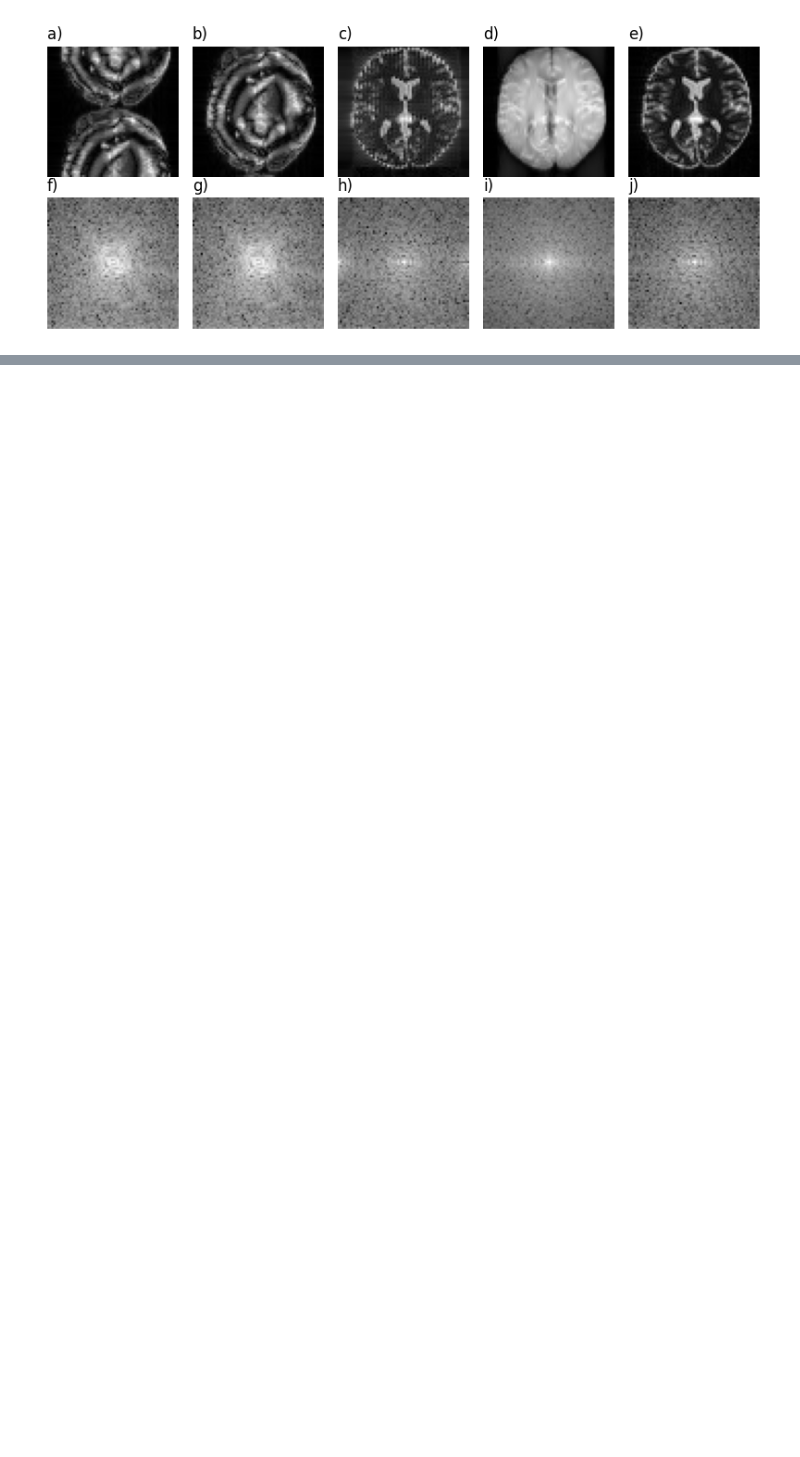
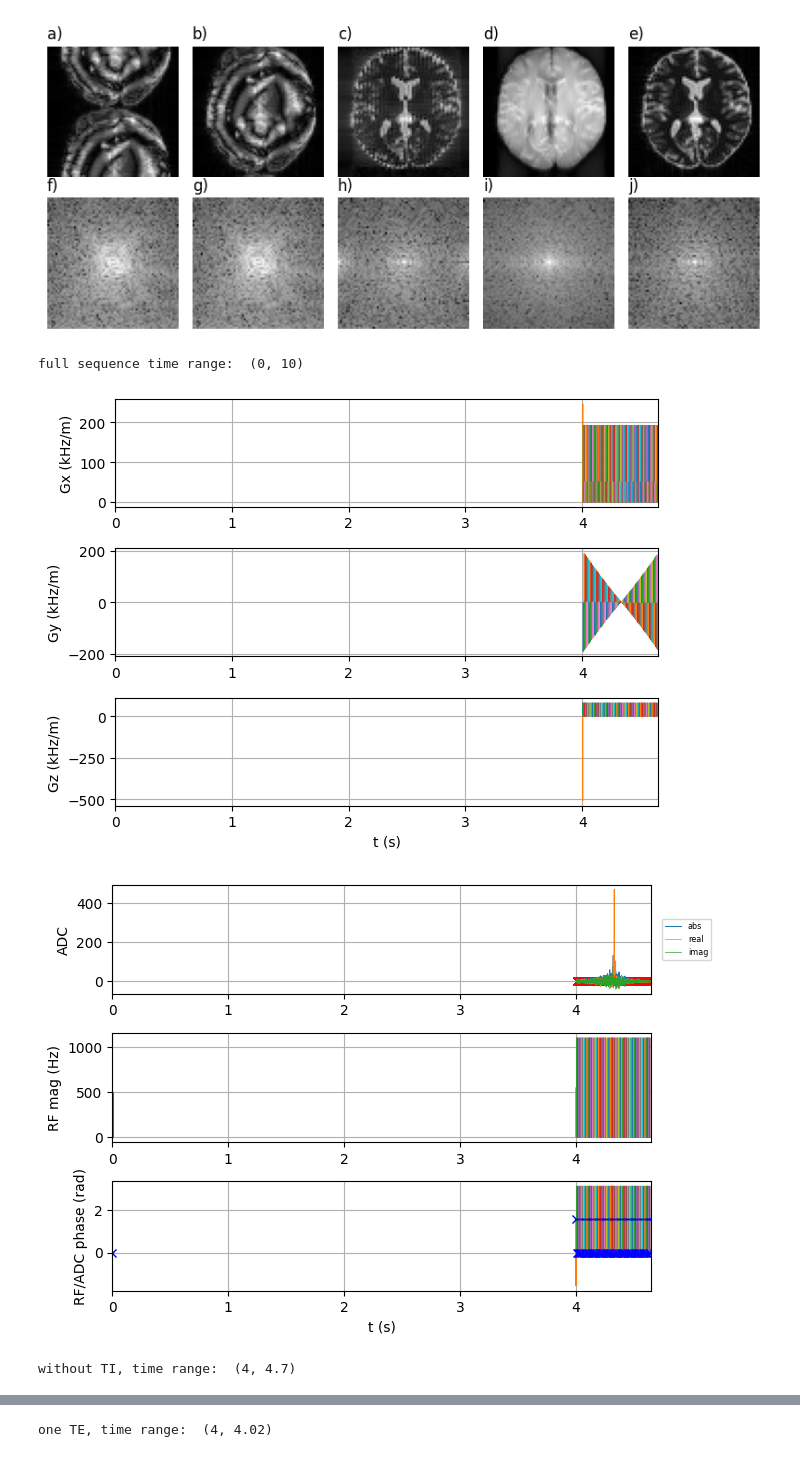
Before and after one commit to ovedtal1/Article_MAGMA24_RMRI, a Jupyter notebook: scripts/Fig_5_TSE_2D_re-implementation.ipynb, the cells around one changed output, grey strips where cells are left out. Drawn from its saved outputs; the diff is of its cells as text; code cells hidden in the pictures; blank space fills up the shorter version.

Commit message:
added seq.plot()

```diff
--- a/scripts/Fig_5_TSE_2D_re-implementation.ipynb
+++ b/scripts/Fig_5_TSE_2D_re-implementation.ipynb
@@ -916,3 +900,30 @@ plt.tight_layout()
 plt.show()
 # %% [output]
 [figure]
+# %%
+#@title Figure 4:  Analyse final TSE sequence with seq.plot()
+
+time_range=(0,10)
+print('full sequence time range: ',time_range)
+seq.plot(plot_now=False, time_range=time_range)
+mr0.util.insert_signal_plot(seq=seq, signal =signal.numpy())
+plt.show()
+
+time_range=(4,4.7)
+
+print('without TI, time range: ',time_range)
+seq.plot(plot_now=False, time_range=time_range)
+mr0.util.insert_signal_plot(seq=seq, signal =signal.numpy())
+plt.show()
+
+time_range=(4,4.02)
+
+print('one TE, time range: ',time_range)
+seq.plot(plot_now=False, time_range=time_range)
+mr0.util.insert_signal_plot(seq=seq, signal =signal.numpy())
+plt.show()
+# %% [output]
+full sequence time range:  (0, 10)
+[figure, added]
+[figure, added]
+without TI, time range:  (4, 4.7)
@@ -918,0 +932 @@ plt.show()
+one TE, time range:  (4, 4.02)
```
Also changed, not shown: parts of 5 cells of this notebook.
